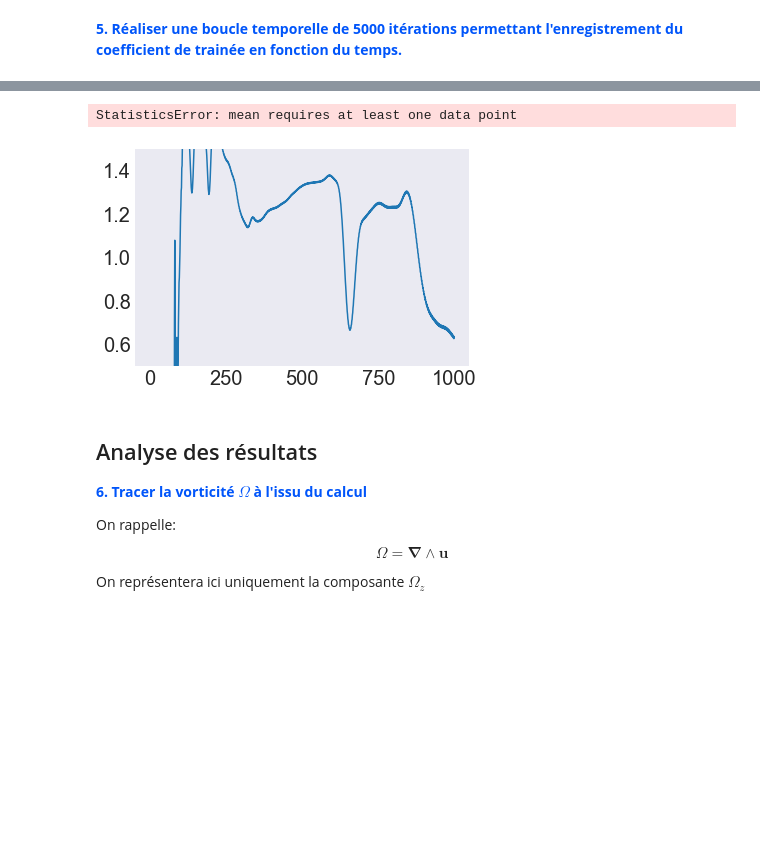
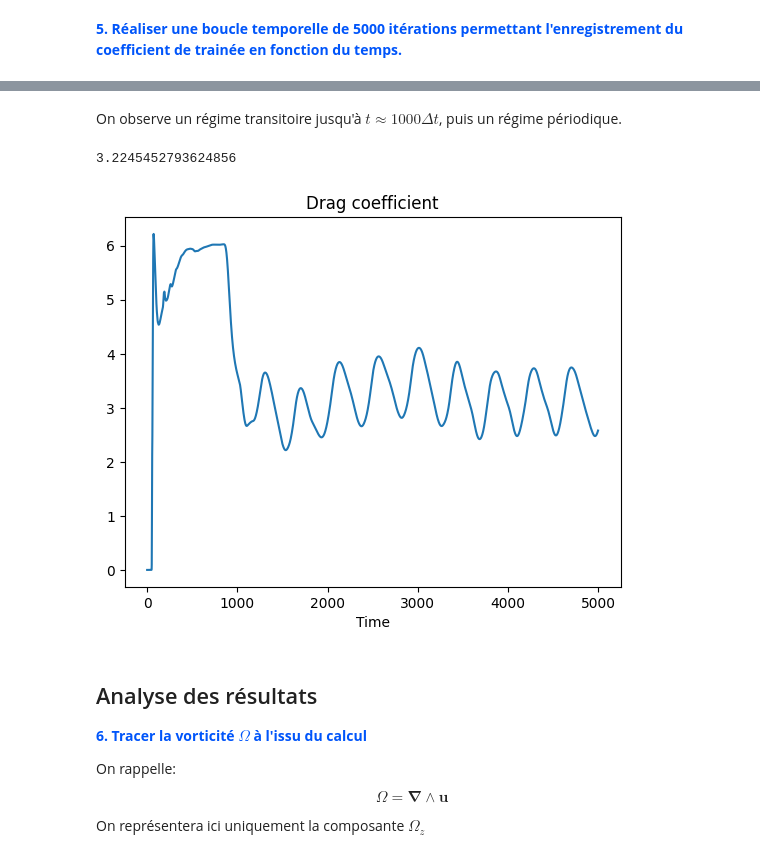
Before and after one commit to roomate/Lattice-Boltzmann-Method, a Jupyter notebook: TP3.ipynb, the cells around one changed output, grey strips where cells are left out. Cells and saved outputs as stored; diff of their text form; code cells hidden in the pictures; blank space fills up the shorter version.

```diff
--- a/TP3.ipynb
+++ b/TP3.ipynb
@@ -258,21 +307,21 @@ $$
 $$
 
 Ou $x_n$ désigne ici la normale à la paroi concernée.
-# %%
-def outflow(g,gcoll):
-    # Conditions de gradient nul
-    # Out
-    g[:,-1,3] = g[:,-2,3]
-    g[:,-1,6] = g[:,-2,6]
-    g[:,-1,7] = g[:,-2,7]
-    # Top
-    g[-1,:,7] = g[-2,:,7]
-    g[-1,:,4] = g[-2,:,4]
-    g[-1,:,8] = g[-2,:,8]
-    # Bottom
-    g[0,:,2] = g[1,:,2]
-    g[0,:,6] = g[1,:,6]
-    g[0,:,5] = g[1,:,5]
+# %%
+def outflow(g,gcoll):
+    # Conditions de gradient nul
+    # Right
+    g[3,:,-1] = g[3,:,-2]
+    g[6,:,-1] = g[6,:,-2]
+    g[7,:,-1] = g[7,:,-2]
+    # Top
+    g[7,0,:] = g[7,1,:]
+    g[4,0,:] = g[4,1,:]
+    g[8,0,:] = g[8,1,:]
+    # Bottom
+    g[2,-1,:] = g[2,-2,:]
+    g[6,-1,:] = g[6,-2,:]
+    g[5,-1,:] = g[5,-2,:]
 # %% [markdown]
 <h2>Calcul</h2>
 
@@ -314,9 +363,9 @@ Ou $w_+$ et $w_-$ représentent les 2 faces avant et arrière du cylindre.
 def dragcoeff(rho,mask,M0):
     Sref = 2*R
     pdyn = 1/2*(M0*c0)**2
-    rho_plus = np.sum(rho[x0 - R : x0 + R + 1 ,y0 + R])
-    rho_moins = np.sum(rho[x0 - R: x0 + R + 1, y0 - R])
-    return c0**2/(pdyn*Sref)*(rho_plus - rho_moins)
+    rho_top = np.sum(rho[y0 - R - 1, x0 - R : x0 + R + 1])
+    rho_bottom = np.sum(rho[y0 + R + 1, x0 - R: x0 + R + 1])
+    return c0**2/(pdyn*Sref)*(rho_top - rho_bottom)
 # %% [markdown]
 <b style="color:#0055FA">5. Réaliser une boucle temporelle de 5000 itérations permettant l'enregistrement du coefficient de trainée en fonction du temps.
 # %%
@@ -347,11 +411,17 @@ print(str(nt)+" itérations en "+str(tcal)+"s: Performances: "+str(mlups)+"  MLU
+# %% [markdown]
+On observe un régime transitoire jusqu'à $t\approx 1000 \Delta t$, puis un régime périodique.
 # %%
 import statistics
 plt.plot(Cd)
-plt.ylim(0.5,1.5)
+plt.title("Drag coefficient")
+plt.xlabel("Time")
+plt.tick_params(axis = 'x', labelsize = '10')
+plt.tick_params(axis = 'y', labelsize = '10')
+# plt.ylim(0.5,1.5)
 mean = statistics.mean(Cd[2000:]);print(mean)
 # %% [output]
-StatisticsError: mean requires at least one data point
+3.2245452793624856
-[figure, old version]
+[figure, new version]
 # %% [markdown]
 <h2>Analyse des résultats</h2>
 
```
Also changed, not shown: parts of 19 cells of this notebook.
